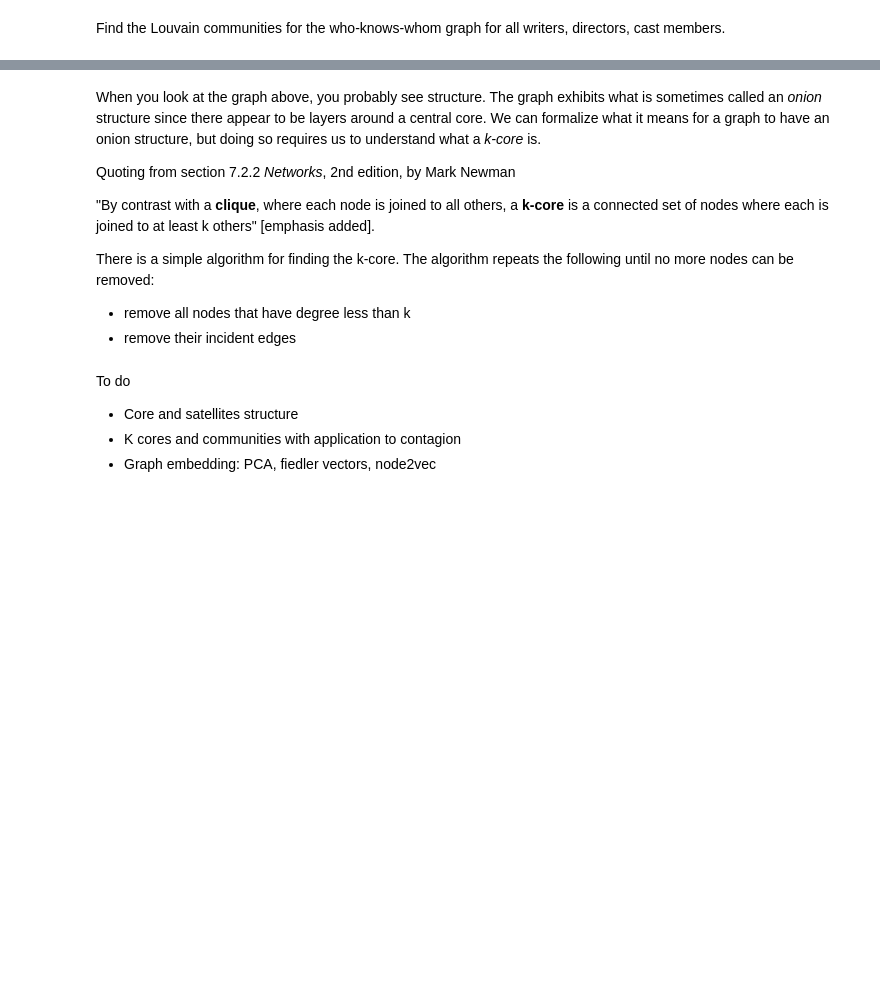
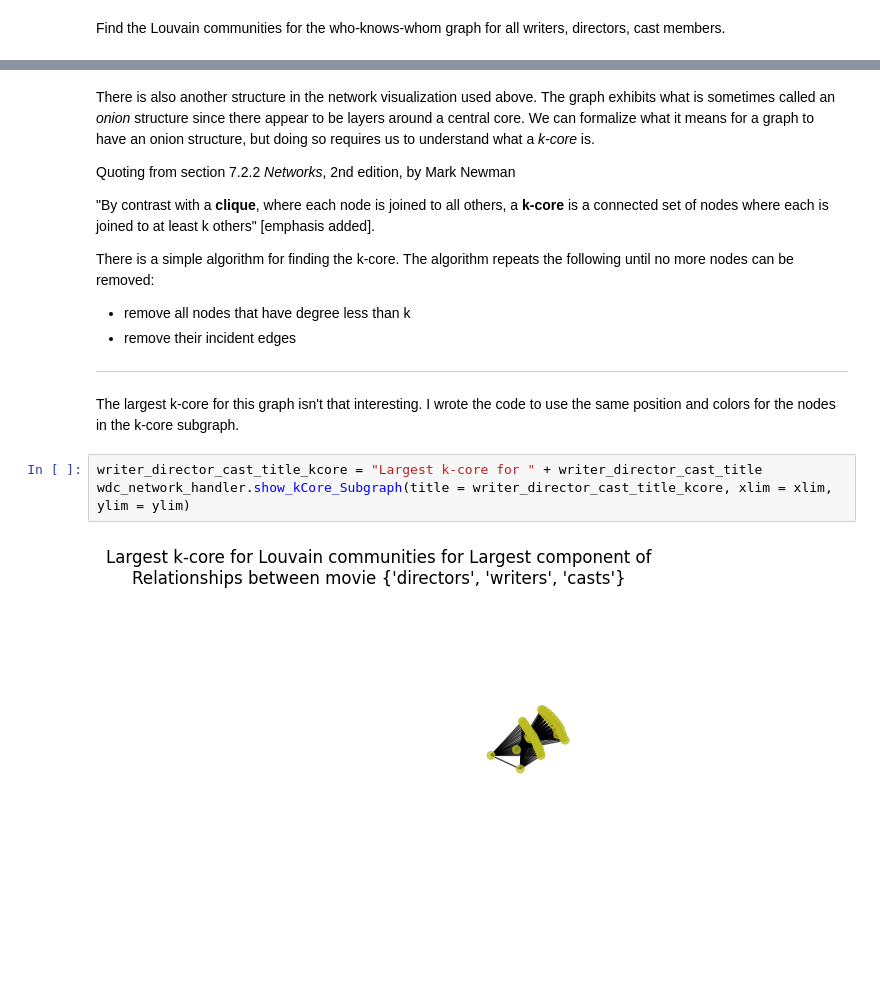
Before and after one commit to MichaelAGoodrich/GraphDataScience_withSNAP, a Jupyter notebook: GraphDataScience_Practice.ipynb, the cells around one changed output, grey strips where cells are left out. Cells and saved outputs as stored; diff of their text form; blank space fills up the shorter version.

```diff
--- a/GraphDataScience_Practice.ipynb
+++ b/GraphDataScience_Practice.ipynb
@@ -265,5 +323,5 @@ Degree assortativity is  0.01363054119758411
 # %% [markdown]
-When you look at the graph above, you probably see structure. The graph exhibits what is sometimes called an _onion_ structure since there appear to be layers around a central core. We can formalize what it means for a graph to have an onion structure, but doing so requires us to understand what a _k-core_ is.
+There is also another structure in the network visualization used above. The graph exhibits what is sometimes called an _onion_ structure since there appear to be layers around a central core. We can formalize what it means for a graph to have an onion structure, but doing so requires us to understand what a _k-core_ is.
 
 Quoting from section 7.2.2 _Networks_, 2nd edition, by Mark Newman
 
@@ -273,8 +331,11 @@ There is a simple algorithm for finding the k-core. The algorithm repeats the fo
 
  - remove all nodes that have degree less than k
  - remove their incident edges
+ ***
-# %% [markdown]
-To do
- - Core and satellites structure
- - K cores and communities with application to contagion
- - Graph embedding: PCA, fiedler vectors, node2vec
+# %% [markdown]
+The largest k-core for this graph isn't that interesting. I wrote the code to use the same position and colors for the nodes in the k-core subgraph.
+# %%
+writer_director_cast_title_kcore = "Largest k-core for " + writer_director_cast_title
+wdc_network_handler.show_kCore_Subgraph(title = writer_director_cast_title_kcore, xlim = xlim, ylim = ylim)
+# %% [output]
+[figure, added]
```
Also changed, not shown: parts of 16 cells of this notebook, 1 other file.
